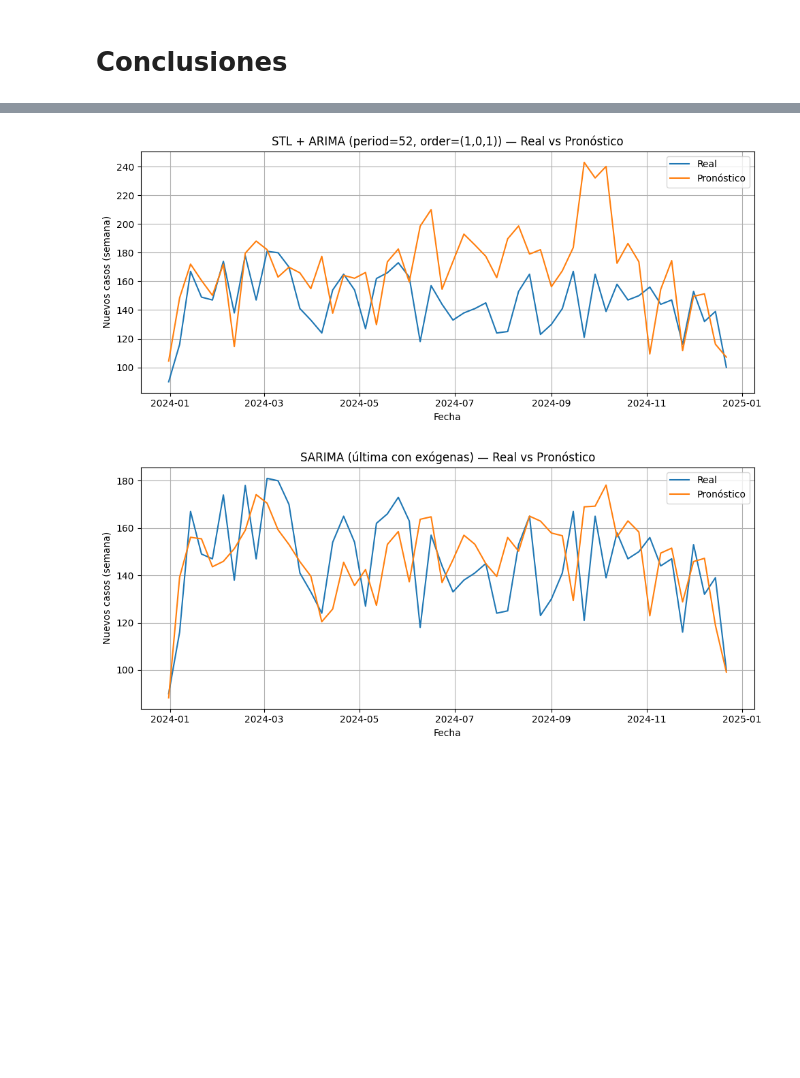
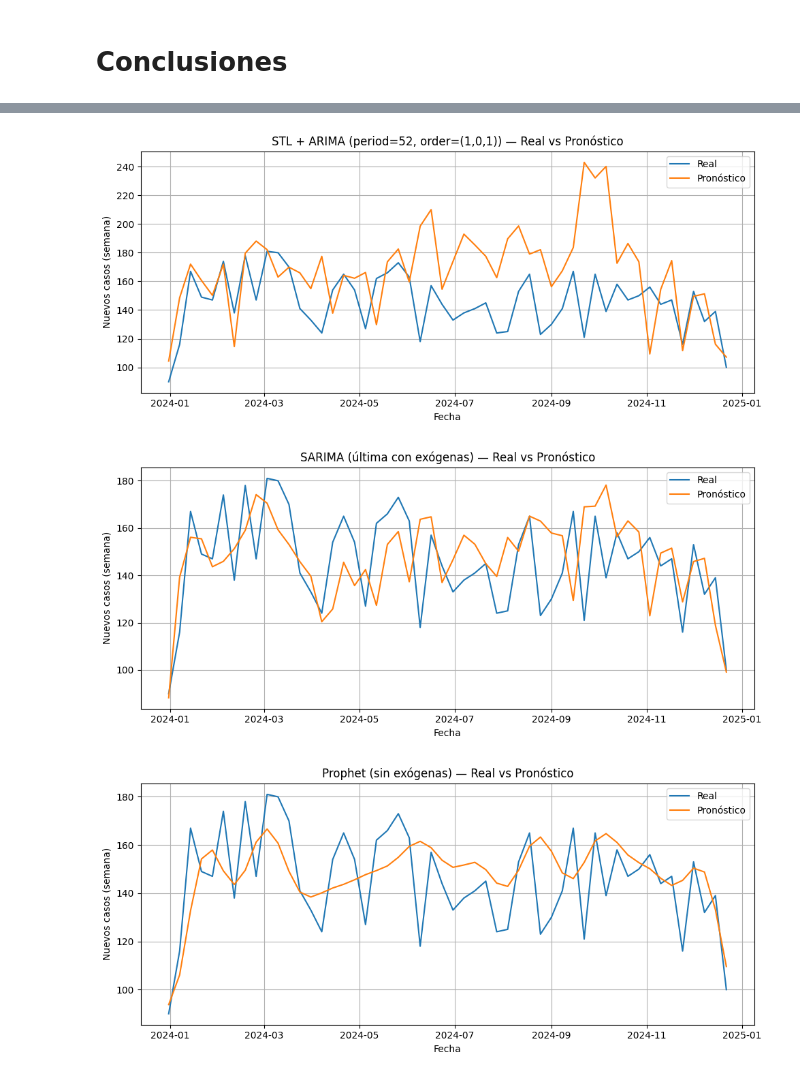
Before and after one commit to AlanJasso27/Proyecto-Integrador-Parkinson-Equipo20, a Jupyter notebook: Series_Tiempo_Models_Equipo20.ipynb, the cells around one changed output, grey strips where cells are left out. Saved outputs shown, nothing was run; the diff lists cells and outputs as text; code cells hidden in the pictures; blank space fills up the shorter version.

```diff
--- a/Series_Tiempo_Models_Equipo20.ipynb
+++ b/Series_Tiempo_Models_Equipo20.ipynb
@@ -541,4 +675,5 @@ display(df.style.apply(resaltar_linea_base, axis=1))
 # %%
+# Bloque 18:
 # Gráficas Real vs Pronóstico
 
 # Serie real
@@ -546,6 +681,7 @@ y_true = y_test
 
 # Helpers
 def _to_series(x):
+
     if isinstance(x, pd.DataFrame) and x.shape[1] == 1:
         return x.iloc[:, 0]
     return x
@@ -553,9 +689,13 @@ def _to_series(x):
 def _align_series(y_real: pd.Series, y_pred):
     y_real = _to_series(y_real)
     y_pred = _to_series(y_pred)
+
+    if not hasattr(y_pred, "index"):
+        y_pred = pd.Series(np.asarray(y_pred), index=y_real.index)
+
     if not isinstance(y_pred.index, pd.DatetimeIndex):
+        y_pred.index = y_real.index
 
-        y_pred.index = y_real.index
     if not y_real.index.equals(y_pred.index):
         try:
             y_pred = y_pred.reindex(y_real.index)
@@ -574,30 +714,32 @@ def plot_forecast(y_real, y_pred, title, ylabel="Nuevos casos (semana)"):
     plt.xlabel("Fecha"); plt.ylabel(ylabel)
     plt.legend(); plt.grid(True); plt.tight_layout()
     plt.show()
 
 # Construir el diccionario
 model_forecasts = {}
 def _add_if_exists(name, varname):
     if varname in globals() and globals()[varname] is not None:
         model_forecasts[name] = globals()[varname]
 
 _add_if_exists("Línea base ETS Holt aditivo", "fc_ets")
 _add_if_exists("SARIMA (última ejecución sin exógenas)", "fc_sarima")
 _add_if_exists("ARIMA + Fourier (K=2, m=52)", "fc_af")
 _add_if_exists("UCM (level=local level, seasonal=52)", "fc_ucm")
 _add_if_exists("STL + ARIMA (period=52, order=(1,0,1))", "fc_stl")
 _add_if_exists("SARIMA (última con exógenas)", "fc_sarima_x")
+_add_if_exists("Prophet (sin exógenas)", "fc_prophet")
 
 if not model_forecasts:
     raise ValueError("No encontré pronósticos fc_*. Ejecuta tus modelos antes de graficar.")
 
 # Un gráfico por modelo
 for name, fc in model_forecasts.items():
     plot_forecast(y_true, fc, title=name)
 # %% [output]
 [figure]
 [figure]
 [figure]
 [figure]
 [figure]
 [figure]
+[figure, added]
```
Also changed, not shown: parts of 26 cells of this notebook.
